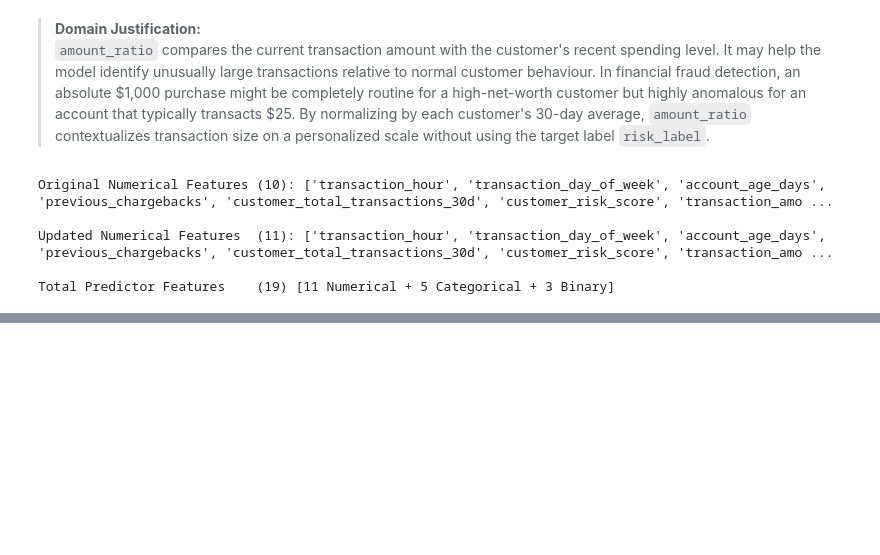
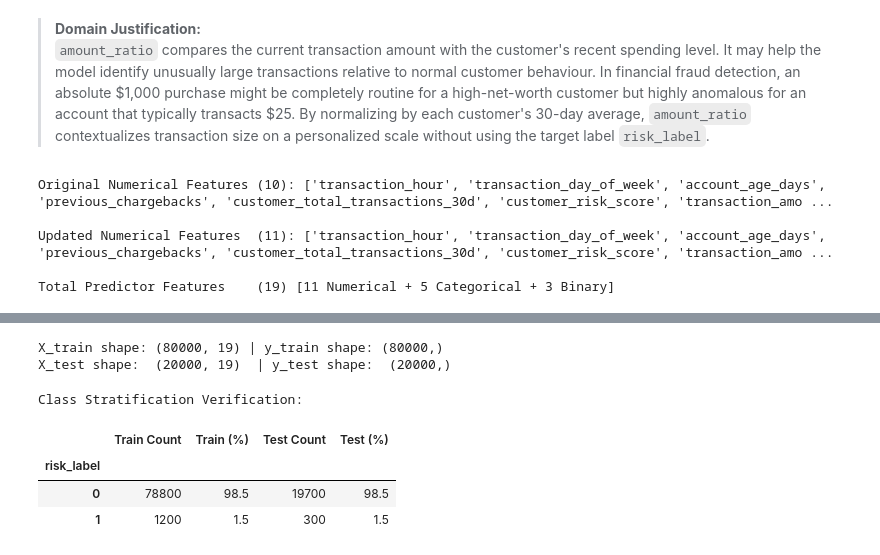
Before and after one commit to anish435/ML_capstone_project, a Jupyter notebook: notebooks/classification.ipynb, the cells around one changed output, grey strips where cells are left out. Saved outputs shown, nothing was run; the diff lists cells and outputs as text; code cells hidden in the pictures; blank space fills up the shorter version.

Commit message:
Classification: Add fraud detection encoding scaling and splitting

```diff
--- a/notebooks/classification.ipynb
+++ b/notebooks/classification.ipynb
@@ -743,0 +757,45 @@ Total Predictor Features    (19) [11 Numerical + 5 Categorical + 3 Binary]
+# %%
+from sklearn.model_selection import train_test_split
+
+# Separate predictor features (X) and target variable (y)
+predictor_cols = [
+    'transaction_hour', 'transaction_day_of_week', 'account_age_days',
+    'previous_chargebacks', 'customer_total_transactions_30d', 'customer_risk_score',
+    'transaction_amount', 'avg_transaction_amount_30d_customer',
+    'transaction_velocity_1h', 'transaction_velocity_24h', 'amount_ratio',
+    'merchant_category', 'transaction_country', 'device_type',
+    'transaction_type', 'geo_location_region',
+    'is_international', 'is_high_risk_merchant_category', 'is_weekend'
+]
+
+X = df_cleaned[predictor_cols].copy()
+y = df_cleaned['risk_label'].copy()
+
+# 80:20 stratified train/test split
+X_train, X_test, y_train, y_test = train_test_split(
+    X, y, test_size=0.20, random_state=42, stratify=y
+)
+
+print(f"X_train shape: {X_train.shape} | y_train shape: {y_train.shape}")
+print(f"X_test shape:  {X_test.shape}  | y_test shape:  {y_test.shape}")
+# %% [output]
+X_train shape: (80000, 19) | y_train shape: (80000,)
+X_test shape:  (20000, 19)  | y_test shape:  (20000,)
+# %%
+# Verify class stratification across train and test sets
+split_distribution = pd.DataFrame({
+    'Train Count': y_train.value_counts().sort_index(),
+    'Train (%)': (y_train.value_counts(normalize=True).sort_index() * 100).round(2),
+    'Test Count': y_test.value_counts().sort_index(),
+    'Test (%)': (y_test.value_counts(normalize=True).sort_index() * 100).round(2)
+}, index=[0, 1])
+split_distribution.index.name = 'risk_label'
+
+print("Class Stratification Verification:")
+split_distribution
+# %% [output]
+Class Stratification Verification:
+|  | Train Count | Train (%) | Test Count | Test (%) |
+| risk_label |  |  |  |  |
+| 0 | 78800 | 98.5 | 19700 | 98.5 |
+| 1 | 1200 | 1.5 | 300 | 1.5 |
```
Also changed, not shown: parts of 13 cells of this notebook, 1 other file.
